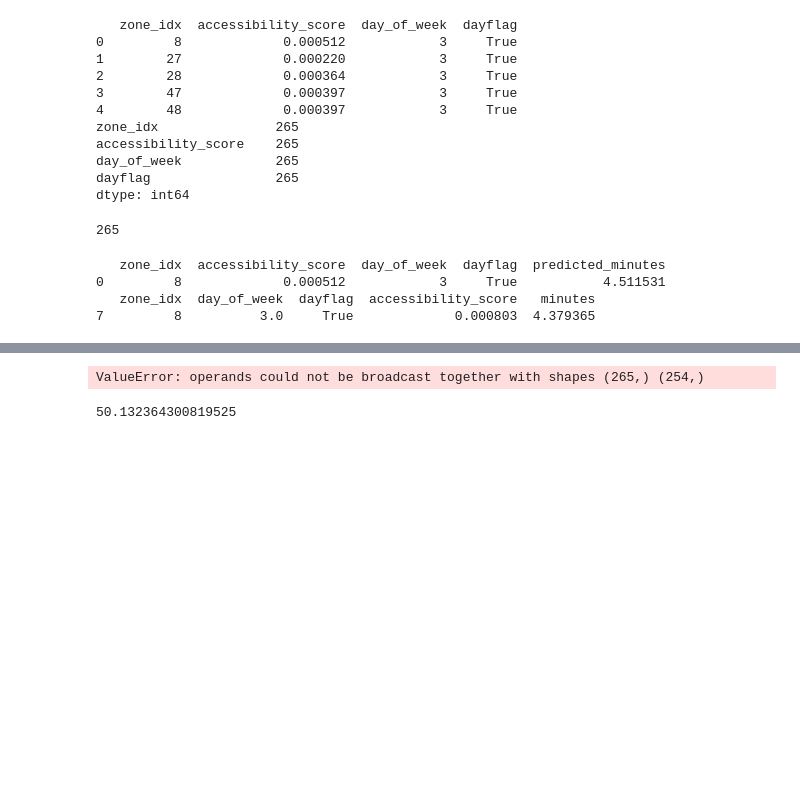
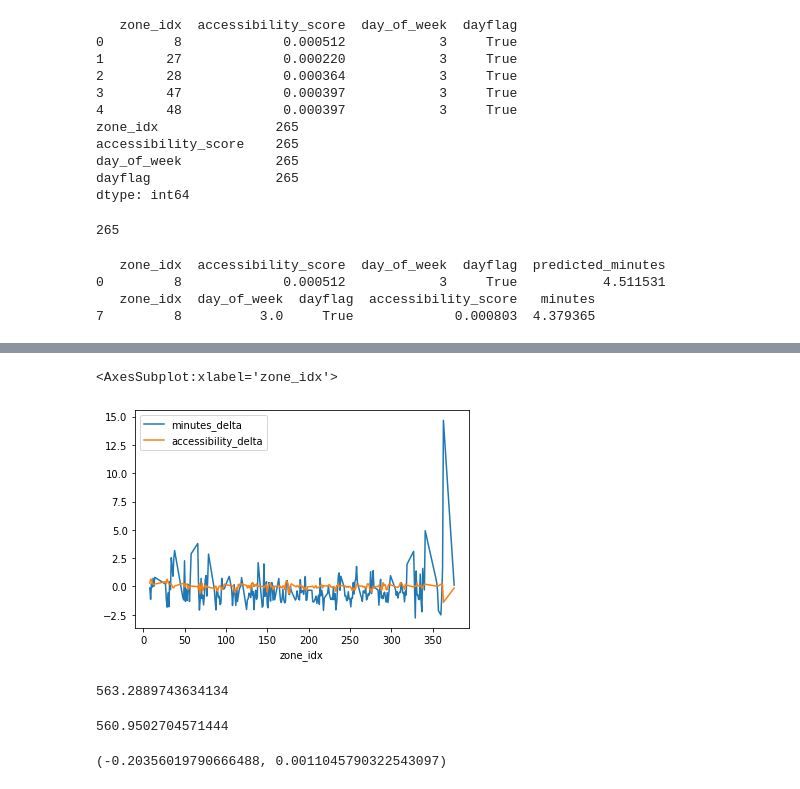
Before and after one commit to mjgood4/firstrespondersites, a Jupyter notebook: jyEDA/XGBoost_Predict_Response_Time.ipynb, the cells around one changed output, grey strips where cells are left out. Drawn from its saved outputs; the diff is of its cells as text; code cells hidden in the pictures; blank space fills up the shorter version.

```diff
--- a/jyEDA/XGBoost_Predict_Response_Time.ipynb
+++ b/jyEDA/XGBoost_Predict_Response_Time.ipynb
@@ -211,0 +209,5 @@ KeyError: "['accessibility_score'] not in index"
+# %%
+compare_error["minutes_delta"] = compare_error["minutes"] - compare_error["predicted_minutes"]
+compare_error["accessibility_delta"] = 1000*(compare_error["accessibility_score_x"] - compare_error["accessibility_score_y"])
+
+compare_error.head()
@@ -212,12 +221,22 @@ KeyError: "['accessibility_score'] not in index"
+# %%
+compare_error.sort_values("zone_idx").plot("zone_idx", ["minutes_delta", "accessibility_delta"])
+# %% [output]
+<AxesSubplot:xlabel='zone_idx'>
+[figure, added]
 # %%
 
 
-np.sum(np.square(np.array(df_to_predict)[:,1] - np.array(actuals)[:,1]))
+np.sum(np.square(np.array(compare_error["minutes"]) - np.array(compare_error["predicted_minutes"])))
 # %% [output]
-ValueError: operands could not be broadcast together with shapes (265,) (254,)
+563.2889743634134
 # %%
 
 
-np.sum(np.square(np.average(np.array(actuals)[2]) - np.array(actuals)[2]))
+np.sum(np.square(np.average(compare_error["minutes"]) - np.array(compare_error["minutes"])))
 # %% [output]
-50.132364300819525
+560.9502704571444
+# %%
+import scipy
+scipy.stats.pearsonr(compare_error["minutes_delta"], compare_error["accessibility_delta"])
+# %% [output]
+(-0.20356019790666488, 0.0011045790322543097)
```
Also changed, not shown: parts of 4 cells of this notebook, 3 other files.
